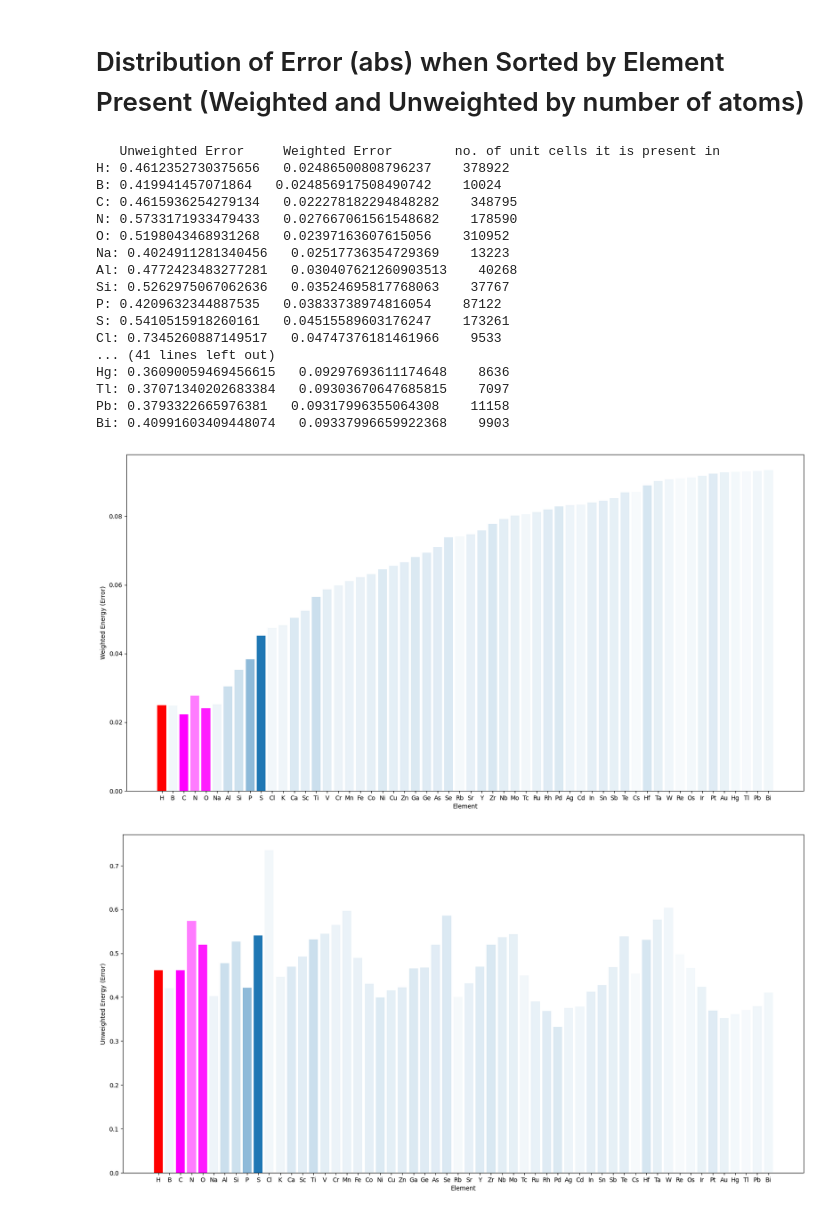
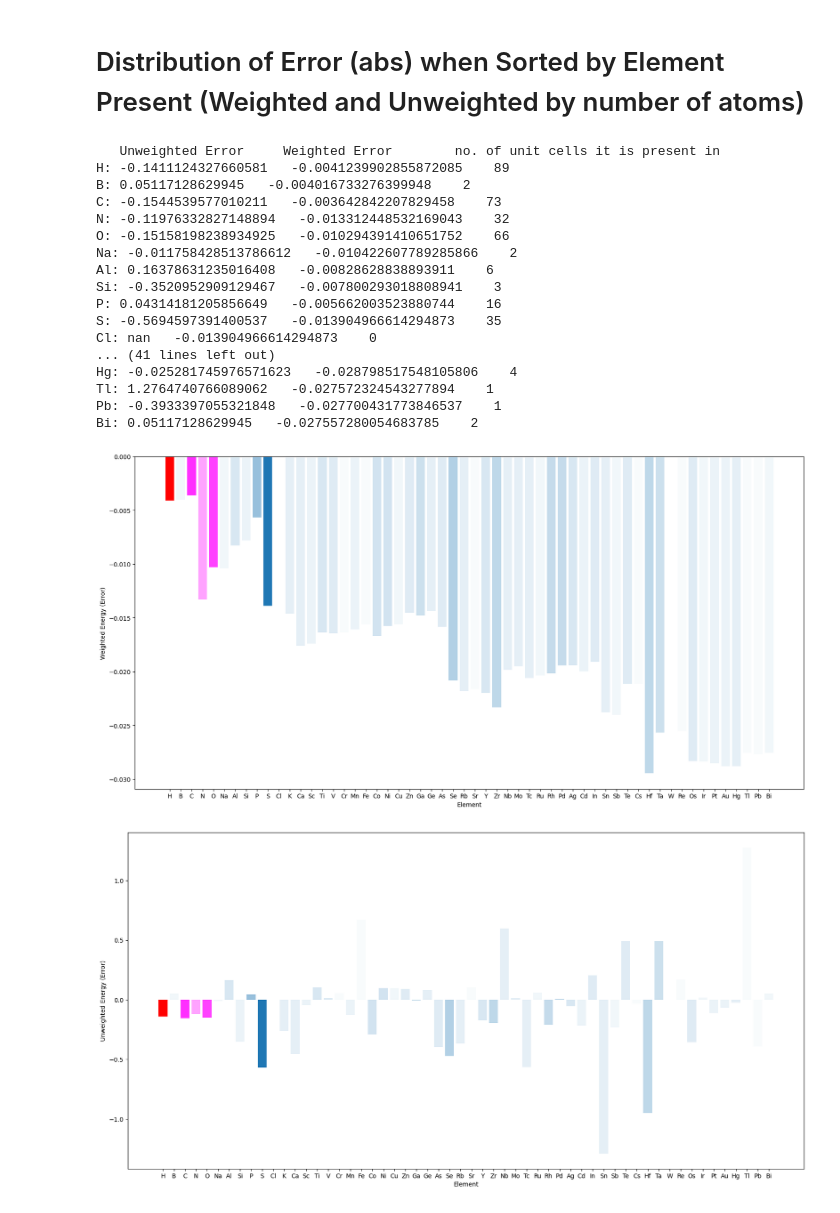
Before and after one commit to kimolijones/A-Star-is-born, a Jupyter notebook: main.ipynb, the cells around one changed output. Cells and saved outputs as stored; diff of their text form; code cells hidden in the pictures.

```diff
--- a/main.ipynb
+++ b/main.ipynb
@@ -33,5 +32,7 @@ from IPython.display import HTML, display
 # %% [markdown]
 # Setting Variables and Functions
 # %%
-DATASET_LOCATION = "../data_structures_errors.xyz" # should be in the same directory as the repository
+DATASET_LOCATION = "../data_structures_errors_head_100.xyz" # should be in the same directory as the repository
+FIGURE_SIZE_X = 20
+FIGURE_SIZE_Y = FIGURE_SIZE_X/2
 # %%
@@ -271,9 +248,9 @@ df["number of atoms"] = [dataset_list[i].get_global_number_of_atoms() for i in r
 df["chemical formula"] = [dataset_list[i].get_chemical_formula() for i in range(len(dataset_list))]
 
 df["Lattice (unit cell with three vectors)"] = [dataset_list[i].get_cell()[:] for i in range(len(dataset_list))]
-df["surface area (from first two vectors)"] = [np.linalg.norm(np.cross(dataset_list[i].get_cell()[0], dataset_list[i].get_cell()[1])) for i in range(len(dataset_list))]
-df["Lattice vector length 3 (thickness)"] = [dataset_list[i].cell.cellpar()[2] for i in range(len(dataset_list))]
 df["volume of unit cell (derived from Lattice)"] = [dataset_list[i].get_cell().volume for i in range(len(dataset_list))]
+#df["surface area (from first two vectors)"] = [np.linalg.norm(np.cross(dataset_list[i].get_cell()[0], dataset_list[i].get_cell()[1])) for i in range(len(dataset_list))]
+#df["Lattice vector length 3 (thickness)"] = [dataset_list[i].cell.cellpar()[2] for i in range(len(dataset_list))]
 
 df["energy (error)"] = [dataset_list[i].info["energy"] for i in range(len(dataset_list))]
 # Properties part not impt; pbc is "T T T" for all
@@ -328,7 +317,8 @@ print("   Unweighted Error     Weighted Error        no. of unit cells it is pre
 for count, element in enumerate(element_list):
     df_filtered = df[df['chemical formula'].str.contains(element)].reset_index(drop=True)
 
-    unweighted_mean_error = df_filtered["energy (error)"].abs().mean() # absolute value is used
+    #unweighted_mean_error = df_filtered["energy (error)"].abs().mean() # absolute value is used
+    unweighted_mean_error = df_filtered["energy (error)"].mean()
     unweighted_mean_errors.append(unweighted_mean_error)
 
     for i in range(len(df_filtered)):
@@ -339,51 +329,52 @@ for count, element in enumerate(element_list):
         else:
             number_of_element_atom = int(number_of_element_atom)
         weight = number_of_element_atom/df_filtered["number of atoms"][i]
-        weighted_errors.append(df_filtered["energy (error)"].abs()[i] * weight)
+        #weighted_errors.append(df_filtered["energy (error)"].abs()[i] * weight) # absolute value is used
+        weighted_errors.append(df_filtered["energy (error)"][i] * weight)
     weighted_mean_errors.append(np.mean(weighted_errors))
 
     if element == "H":
         bar_colors.append((1, 0, 0, 1))
     elif element == "C" or element == "N" or element == "O":
-        bar_colors.append((1, 0, 1, len(df_filtered)/348795))
+        bar_colors.append((1, 0, 1, len(df_filtered)/len(df[df['chemical formula'].str.contains("H")].reset_index(drop=True))))
     else:
-        bar_colors.append((31/255, 119/255, 180/255, len(df_filtered)/173261))
+        bar_colors.append((31/255, 119/255, 180/255, len(df_filtered)/len(df[df['chemical formula'].str.contains("S")].reset_index(drop=True))))
 
     print(f'{element}: {unweighted_mean_error}   {weighted_mean_errors[count]}    {len(df_filtered)}')
 # %% [output]
    Unweighted Error     Weighted Error        no. of unit cells it is present in
-H: 0.4612352730375656   0.02486500808796237    378922
-B: 0.419941457071864   0.024856917508490742    10024
-C: 0.4615936254279134   0.022278182294848282    348795
-N: 0.5733171933479433   0.027667061561548682    178590
-O: 0.5198043468931268   0.02397163607615056    310952
-Na: 0.4024911281340456   0.02517736354729369    13223
-Al: 0.4772423483277281   0.030407621260903513    40268
-Si: 0.5262975067062636   0.03524695817768063    37767
-P: 0.4209632344887535   0.03833738974816054    87122
-S: 0.5410515918260161   0.04515589603176247    173261
-Cl: 0.7345260887149517   0.04747376181461966    9533
+H: -0.1411124327660581   -0.0041239902855872085    89
+B: 0.05117128629945   -0.004016733276399948    2
+C: -0.1544539577010211   -0.003642842207829458    73
+N: -0.11976332827148894   -0.013312448532169043    32
+O: -0.15158198238934925   -0.010294391410651752    66
+Na: -0.011758428513786612   -0.010422607789285866    2
+Al: 0.16378631235016408   -0.00828628838893911    6
+Si: -0.3520952909129467   -0.007800293018808941    3
+P: 0.04314181205856649   -0.005662003523880744    16
+S: -0.5694597391400537   -0.013904966614294873    35
+Cl: nan   -0.013904966614294873    0
 ... (41 lines left out)
-Hg: 0.36090059469456615   0.09297693611174648    8636
-Tl: 0.37071340202683384   0.09303670647685815    7097
-Pb: 0.3793322665976381   0.09317996355064308    11158
-Bi: 0.40991603409448074   0.09337996659922368    9903
+Hg: -0.025281745976571623   -0.028798517548105806    4
+Tl: 1.2764740766089062   -0.027572324543277894    1
+Pb: -0.3933397055321848   -0.027700431773846537    1
+Bi: 0.05117128629945   -0.027557280054683785    2
 # %%
-plt.figure(figsize=(20,10))
+plt.figure(figsize=(FIGURE_SIZE_X,FIGURE_SIZE_Y))
 plt.xlabel('Element')
 plt.ylabel("Weighted Energy (Error)")
 plt.bar(element_list, weighted_mean_errors, color=bar_colors)
 plt.show()
 
 
-plt.figure(figsize=(20,10))
+plt.figure(figsize=(FIGURE_SIZE_X,FIGURE_SIZE_Y))
 plt.xlabel('Element')
 plt.ylabel("Unweighted Energy (Error)")
 plt.bar(element_list, unweighted_mean_errors, color=bar_colors)
 plt.show()
 # %% [output]
-[figure, old version]
+[figure, new version]
-[figure, old version]
+[figure, new version]
 # %%
 ptable_plotter(data_elements=element_list, data_list=unweighted_mean_errors)
 # %% [output]
```
Also changed, not shown: parts of 11 cells of this notebook, 1 other file.
